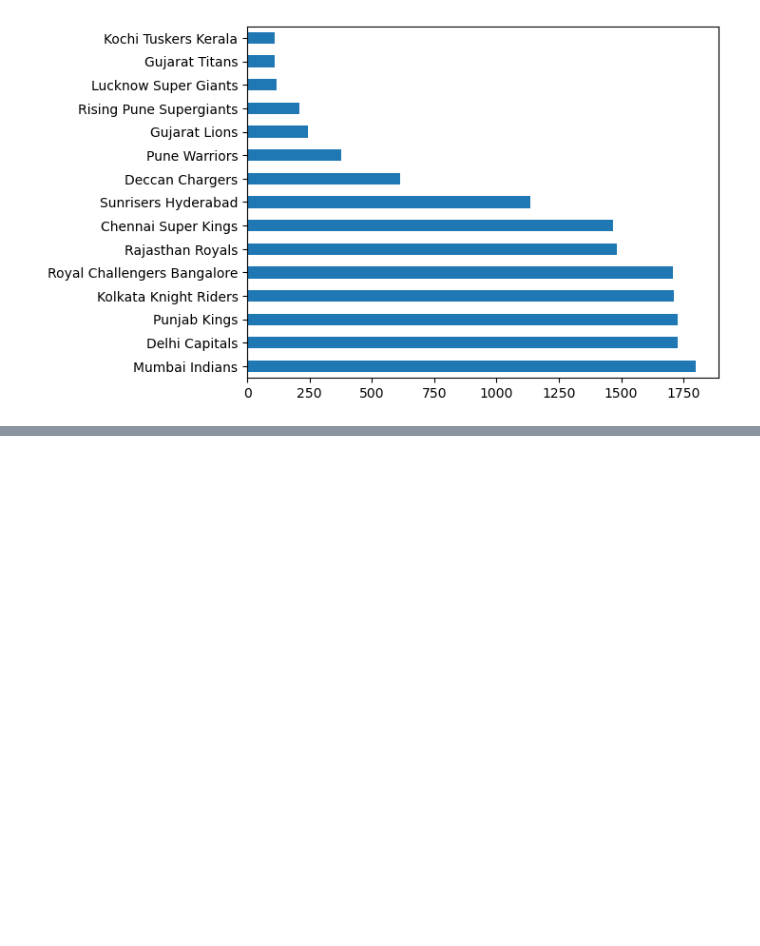
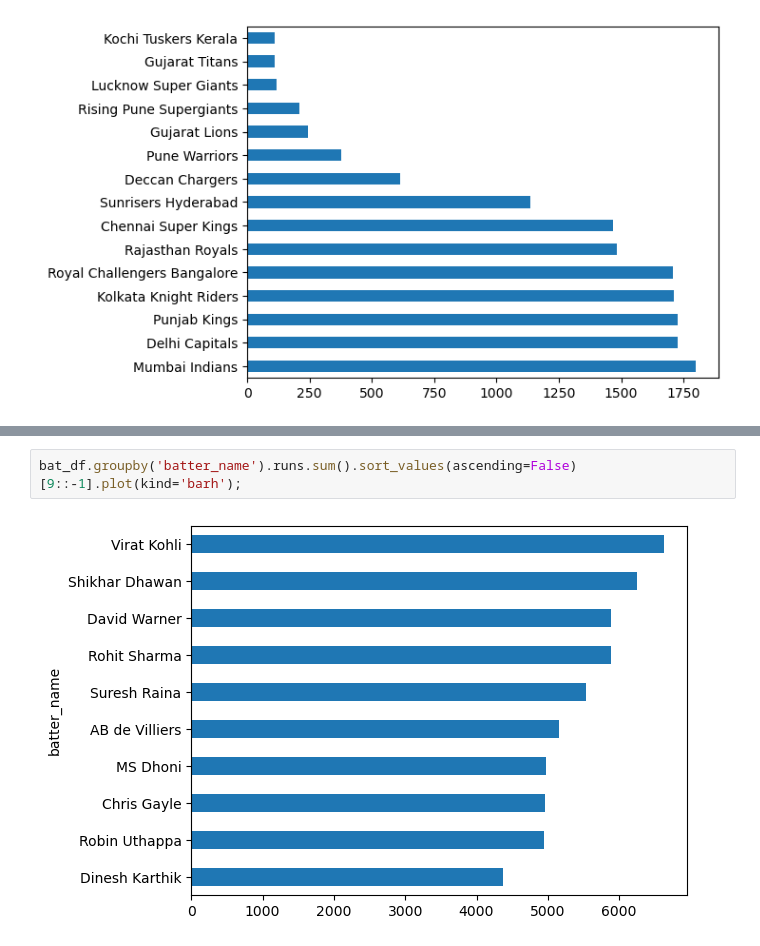
Before and after one commit to MuraliSaiChan/IPL, a Jupyter notebook: notebookbf24ec1d10.ipynb, the cells around one changed output, grey strips where cells are left out. Drawn from its saved outputs; the diff is of its cells as text; blank space fills up the shorter version.

```diff
--- a/notebookbf24ec1d10.ipynb
+++ b/notebookbf24ec1d10.ipynb
@@ -883,0 +902,4 @@ Name: result, dtype: int64
+# %%
+bat_df.groupby('batter_name').runs.sum().sort_values(ascending=False)[9::-1].plot(kind='barh');
+# %% [output]
+[figure, added]
```
Also changed, not shown: parts of 11 cells of this notebook.
